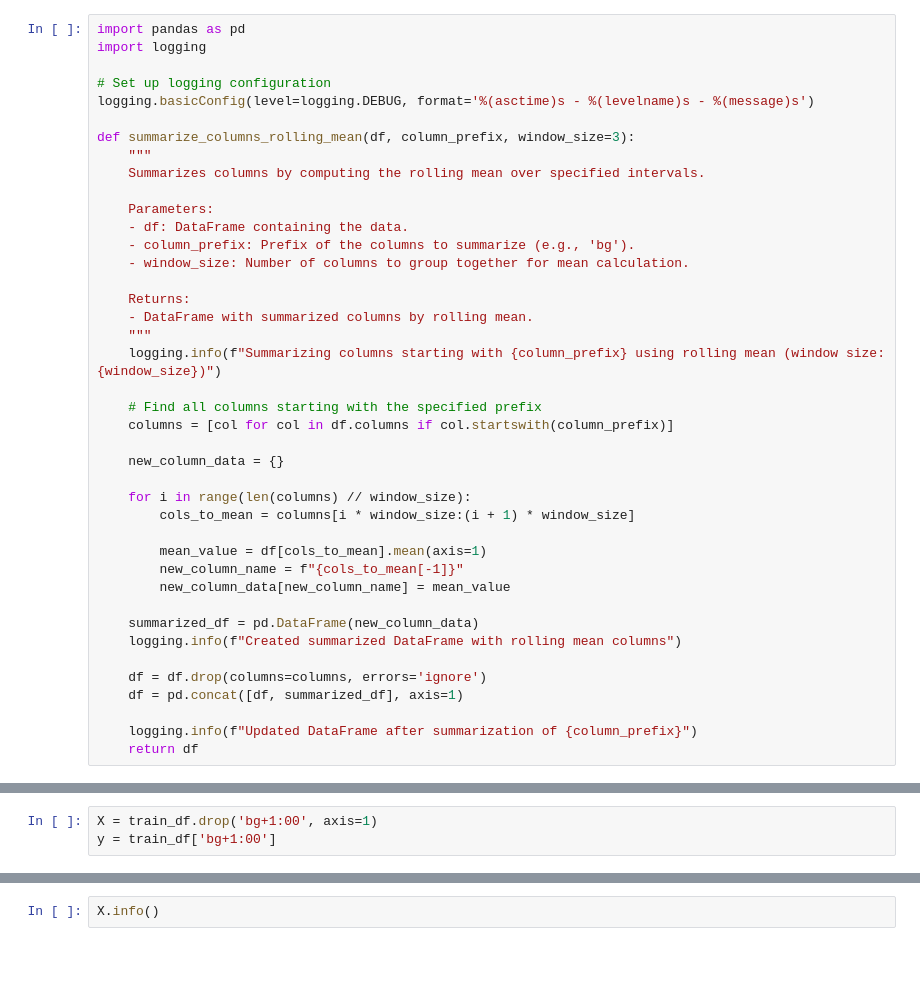
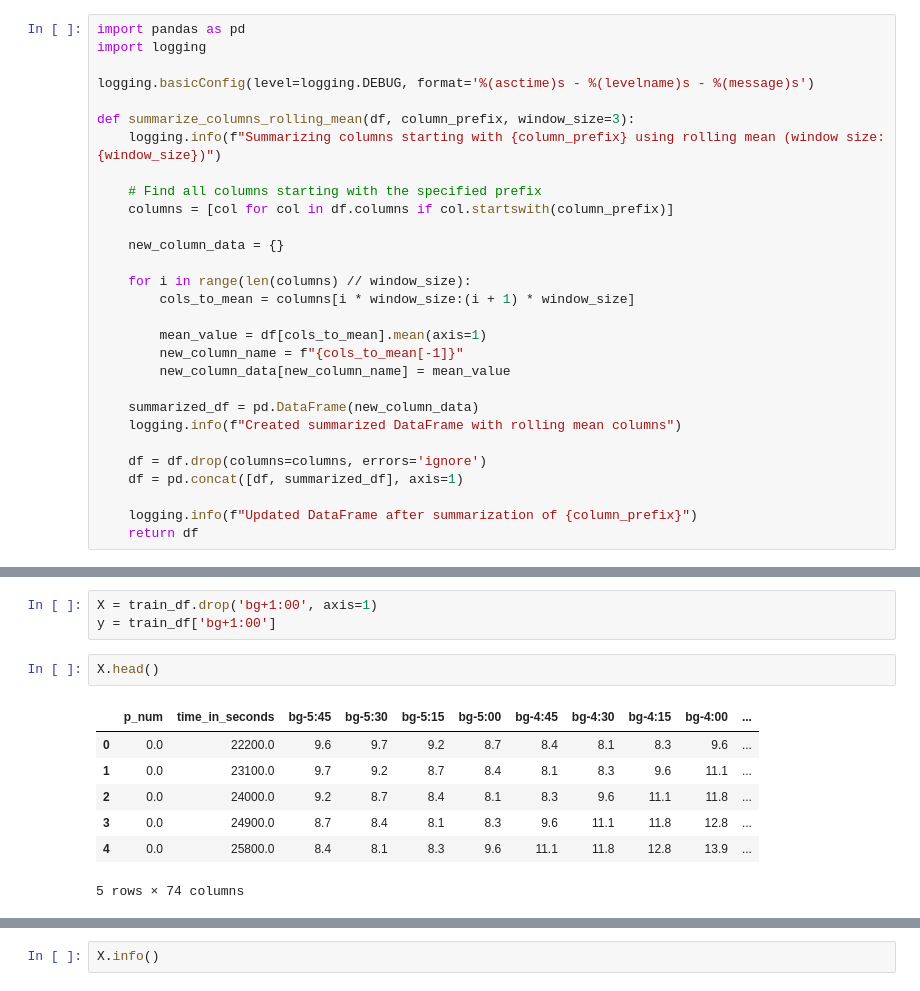
Before and after one commit to YzyParry/WFU_CSC674_24FA, a Jupyter notebook: main.ipynb, the cells around one changed output, grey strips where cells are left out. Drawn from its saved outputs; the diff is of its cells as text; blank space fills up the shorter version.

```diff
--- a/bris-tid.ipynb
+++ b/main.ipynb
@@ -387,21 +288,9 @@ Reduced memory usage of DataFrame: 3.02 MB (50.17% reduction)
 import pandas as pd
 import logging
 
-# Set up logging configuration
 logging.basicConfig(level=logging.DEBUG, format='%(asctime)s - %(levelname)s - %(message)s')
 
 def summarize_columns_rolling_mean(df, column_prefix, window_size=3):
-    """
-    Summarizes columns by computing the rolling mean over specified intervals.
-
-    Parameters:
-    - df: DataFrame containing the data.
-    - column_prefix: Prefix of the columns to summarize (e.g., 'bg').
-    - window_size: Number of columns to group together for mean calculation.
-
-    Returns:
-    - DataFrame with summarized columns by rolling mean.
-    """
     logging.info(f"Summarizing columns starting with {column_prefix} using rolling mean (window size: {window_size})")
 
     # Find all columns starting with the specified prefix
@@ -702,3 +560,13 @@ memory usage: 100.0 MB
 # %%
 X = train_df.drop('bg+1:00', axis=1)
 y = train_df['bg+1:00']
+# %%
+X.head()
+# %% [output]
+|  | p_num | time_in_seconds | bg-5:45 | bg-5:30 | bg-5:15 | bg-5:00 | bg-4:45 | bg-4:30 | bg-4:15 | bg-4:00 | ... |
+| 0 | 0.0 | 22200.0 | 9.6 | 9.7 | 9.2 | 8.7 | 8.4 | 8.1 | 8.3 | 9.6 | ... |
+| 1 | 0.0 | 23100.0 | 9.7 | 9.2 | 8.7 | 8.4 | 8.1 | 8.3 | 9.6 | 11.1 | ... |
+| 2 | 0.0 | 24000.0 | 9.2 | 8.7 | 8.4 | 8.1 | 8.3 | 9.6 | 11.1 | 11.8 | ... |
+| 3 | 0.0 | 24900.0 | 8.7 | 8.4 | 8.1 | 8.3 | 9.6 | 11.1 | 11.8 | 12.8 | ... |
+| 4 | 0.0 | 25800.0 | 8.4 | 8.1 | 8.3 | 9.6 | 11.1 | 11.8 | 12.8 | 13.9 | ... |
+5 rows × 74 columns
```
Also changed, not shown: parts of 39 cells of this notebook.
